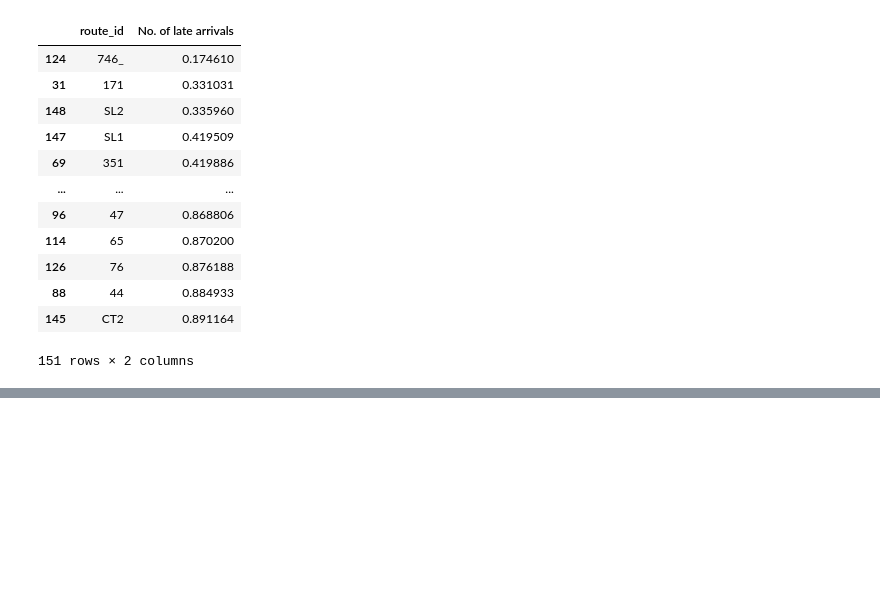
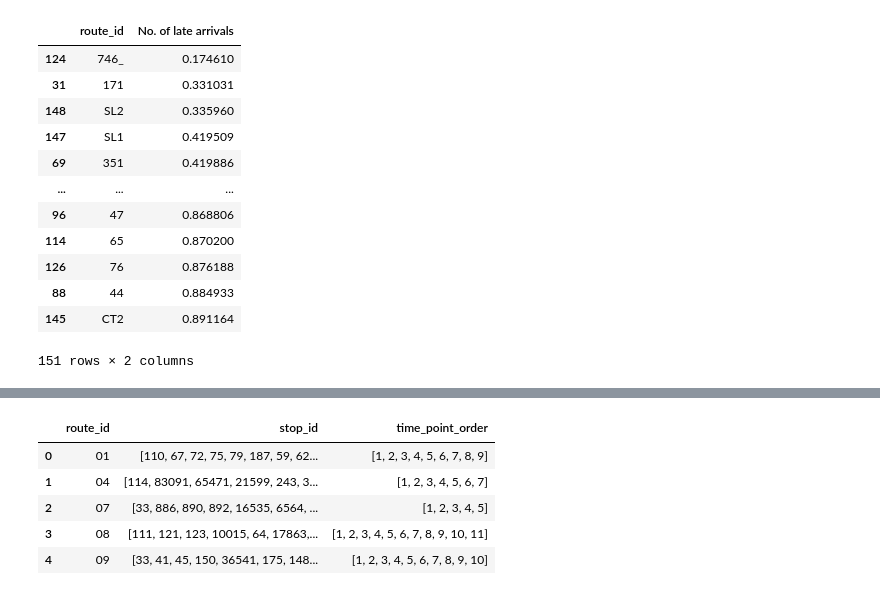
Before and after one commit to BU-Spark/ds-boston-transit-performance, a Jupyter notebook: fa23-team-d/EDA_Notebooks/lateness.ipynb, the cells around one changed output, grey strips where cells are left out. Saved outputs shown, nothing was run; the diff lists cells and outputs as text; code cells hidden in the pictures; blank space fills up the shorter version.

```diff
--- a/fa23-team-d/EDA_Notebooks/lateness.ipynb
+++ b/fa23-team-d/EDA_Notebooks/lateness.ipynb
@@ -41 +61,13 @@ route_ranking[:10].plot(kind='bar', x = 'route_id',y ='No. of late arrivals')
 [figure]
+# %%
+stop_ids_by_route = df.groupby('route_id').agg({'stop_id': 'unique', 'time_point_order': 'unique'}).reset_index()
+stop_ids_by_route.to_csv('stop_ids_by_route_ids.csv')
+# %%
+stop_ids_by_route.head()
+# %% [output]
+|  | route_id | stop_id | time_point_order |
+| 0 | 01 | [110, 67, 72, 75, 79, 187, 59, 62... | [1, 2, 3, 4, 5, 6, 7, 8, 9] |
+| 1 | 04 | [114, 83091, 65471, 21599, 243, 3... | [1, 2, 3, 4, 5, 6, 7] |
+| 2 | 07 | [33, 886, 890, 892, 16535, 6564, ... | [1, 2, 3, 4, 5] |
+| 3 | 08 | [111, 121, 123, 10015, 64, 17863,... | [1, 2, 3, 4, 5, 6, 7, 8, 9, 10, 11] |
+| 4 | 09 | [33, 41, 45, 150, 36541, 175, 148... | [1, 2, 3, 4, 5, 6, 7, 8, 9, 10] |
```
Also changed, not shown: parts of 11 cells of this notebook, 5 other files.
